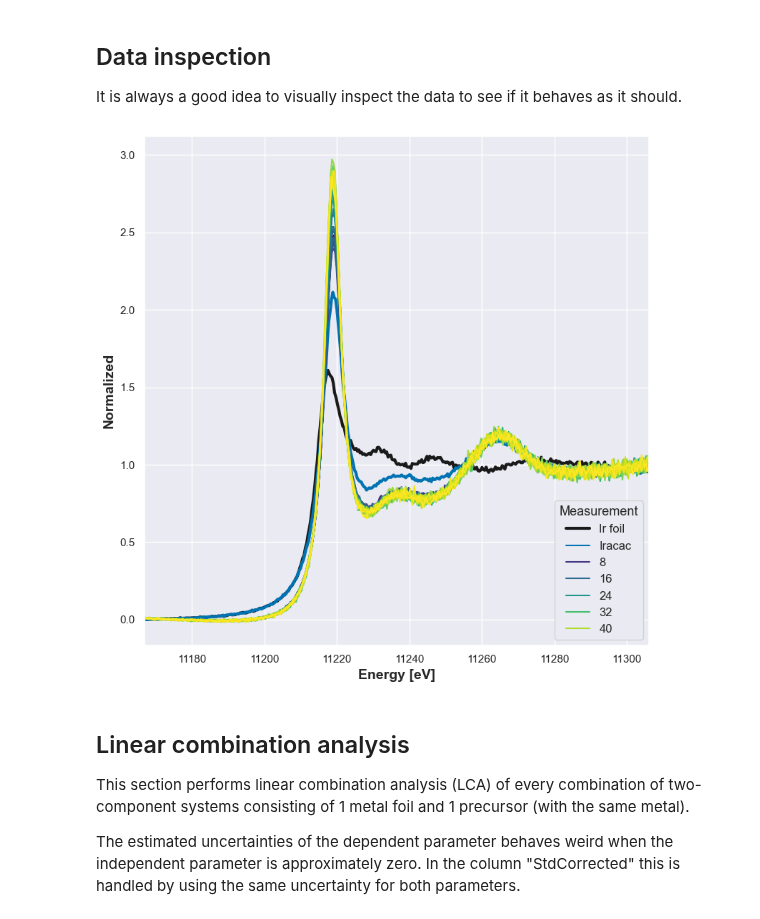
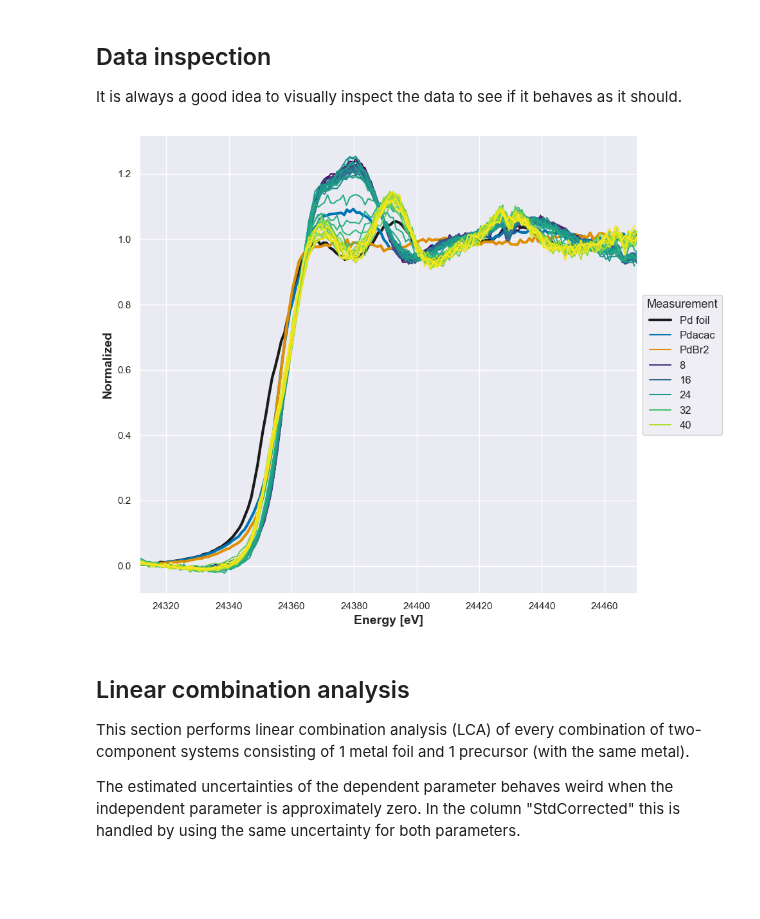
Before and after one commit to NanostructureUCPH/autoXAS, a Jupyter notebook: example_notebooks/XAS_in-situ_withStandards.ipynb, the cells around one changed output. Saved outputs shown, nothing was run; the diff lists cells and outputs as text; code cells hidden in the pictures; blank space fills up the shorter version.

```diff
--- a/example_notebooks/XAS_in-situ_withStandards.ipynb
+++ b/example_notebooks/XAS_in-situ_withStandards.ipynb
@@ -39,7 +39,7 @@ This section only needs to be run once, as it applies to all experiments measure
 ## Metal foils
 # %%
 # Specify data location
-folder_metal_foils = './Data/ESRF_BM31/Standards/Standards/'
+folder_metal_foils = '../Data/ESRF_BM31/Standards/Standards/'
 
 # Load data
 df_foils = load_xas_data(
@@ -100,7 +100,7 @@ plot_non_normalized_xas(df_foils, 'Pdfoil', pre_edge=True, post_edge=True, trans
 ## Precursors
 # %%
 # Specify data loccation
-folder_precursor_standards = './Data/ESRF_BM31/wheel/wheel/'
+folder_precursor_standards = '../Data/ESRF_BM31/wheel/wheel/'
 
 # Load data
 df_precursors = load_xas_data(
@@ -173,10 +173,10 @@ Use either this section or *Single dataset*.
 # %%
 # Specify all data locations
 list_of_folders = [
-    './Data/ESRF_BM31/IrPtPdRuRh_XAS/IrPtPdRuRh_XAS/XAS1/',
-    './Data/ESRF_BM31/IrPtPdRuRh_XAS/IrPtPdRuRh_XAS/XAS2/',
-    './Data/ESRF_BM31/IrPtPdRuRh_XAS/IrPtPdRuRh_XAS/XAS3/',
-    './Data/ESRF_BM31/IrPtPdRuRh_XAS/IrPtPdRuRh_XAS/XAS4/',
+    '../Data/ESRF_BM31/IrPtPdRuRh_XAS/IrPtPdRuRh_XAS/XAS1/',
+    '../Data/ESRF_BM31/IrPtPdRuRh_XAS/IrPtPdRuRh_XAS/XAS2/',
+    '../Data/ESRF_BM31/IrPtPdRuRh_XAS/IrPtPdRuRh_XAS/XAS3/',
+    '../Data/ESRF_BM31/IrPtPdRuRh_XAS/IrPtPdRuRh_XAS/XAS4/',
 ]
 
 # Create empty list to hold all datasets
@@ -226,9 +226,9 @@ df_data.head()
 ## Data inspection
 It is always a good idea to visually inspect the data to see if it behaves as it should.
 # %%
-plot_data(df_data, 'Ir', foils=df_foils, precursors=df_precursors, precursor_suffix=None, interactive=interactive)
+plot_data(df_data, 'Pd', foils=df_foils, precursors=df_precursors, precursor_suffix=None, interactive=interactive)
 # %% [output]
-[figure, old version]
+[figure, new version]
 # %% [markdown]
 ## Linear combination analysis
 This section performs linear combination analysis (LCA) of every combination of two-component systems consisting of 1 metal foil and 1 precursor (with the same metal).
```
Also changed, not shown: parts of 7 cells of this notebook, 2 other files.
